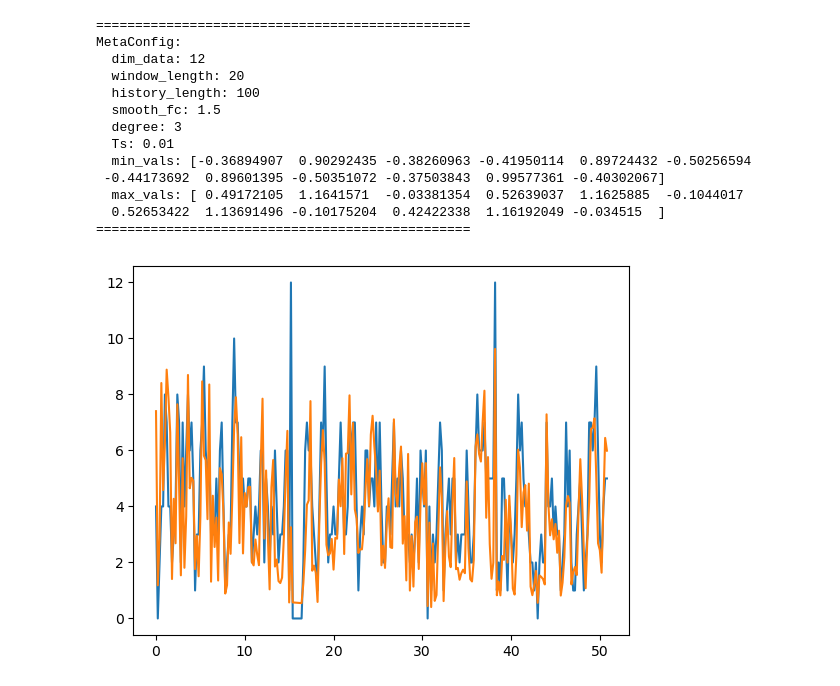
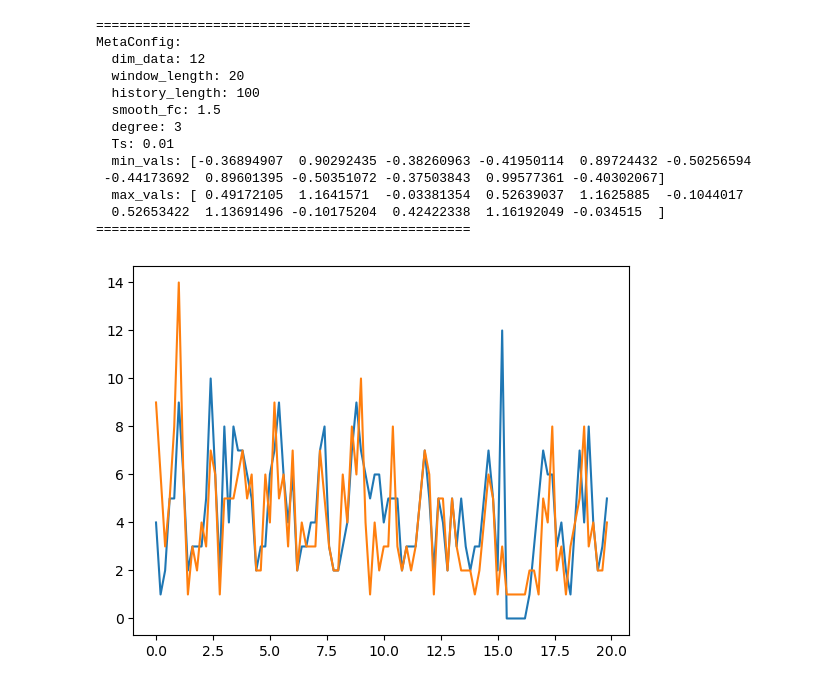
Before and after one commit to evanyeh5118/context_aware_traffic_predictor, a Jupyter notebook: experiments/notebooks/inference/online_inference_module.ipynb, the cells around one changed output. Saved outputs shown, nothing was run; the diff lists cells and outputs as text; code cells hidden in the pictures.

```diff
--- a/experiments/notebooks/inference/online_inference_module.ipynb
+++ b/experiments/notebooks/inference/online_inference_module.ipynb
@@ -82,15 +82,17 @@ while True:
         if time.time() - last_window_time > metaConfig.window_length * metaConfig.Ts:
             last_window_time = time.time()
             traffic_predicted, traffic_recieved = onlinePredictor.predict()
+            traffic_predicted = np.round(traffic_predicted,0).astype(int)
             traffic_recieved_list.append(traffic_recieved)
             traffic_predicted_list.append(traffic_predicted)
 
 traffic_recieved_list = np.array(traffic_recieved_list).reshape(-1)
 traffic_predicted_list = np.array(traffic_predicted_list).reshape(-1)
 # %%
+N_display = min(100, len(traffic_recieved_list))
 timestamp = np.arange(len(traffic_recieved_list)) * metaConfig.Ts * metaConfig.window_length
-plt.plot(timestamp, traffic_recieved_list)
-plt.plot(timestamp, traffic_predicted_list)
+plt.plot(timestamp[:N_display], traffic_recieved_list[:N_display])
+plt.plot(timestamp[:N_display], traffic_predicted_list[:N_display])
 plt.show()
 # %% [output]
-[figure, old version]
+[figure, new version]
```
Also changed, not shown: 1 other file.
